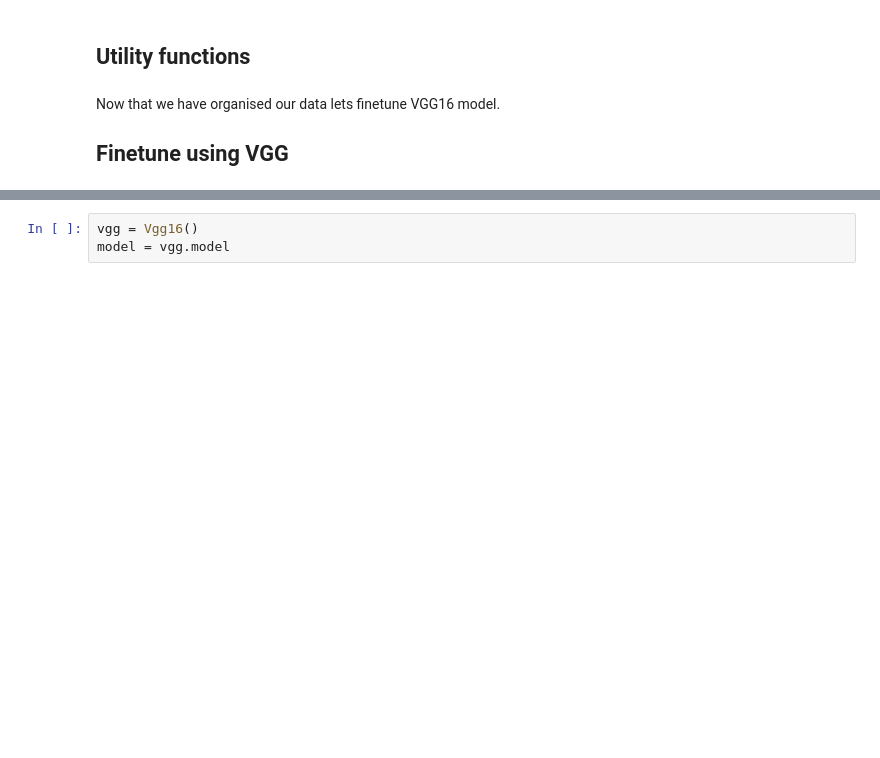
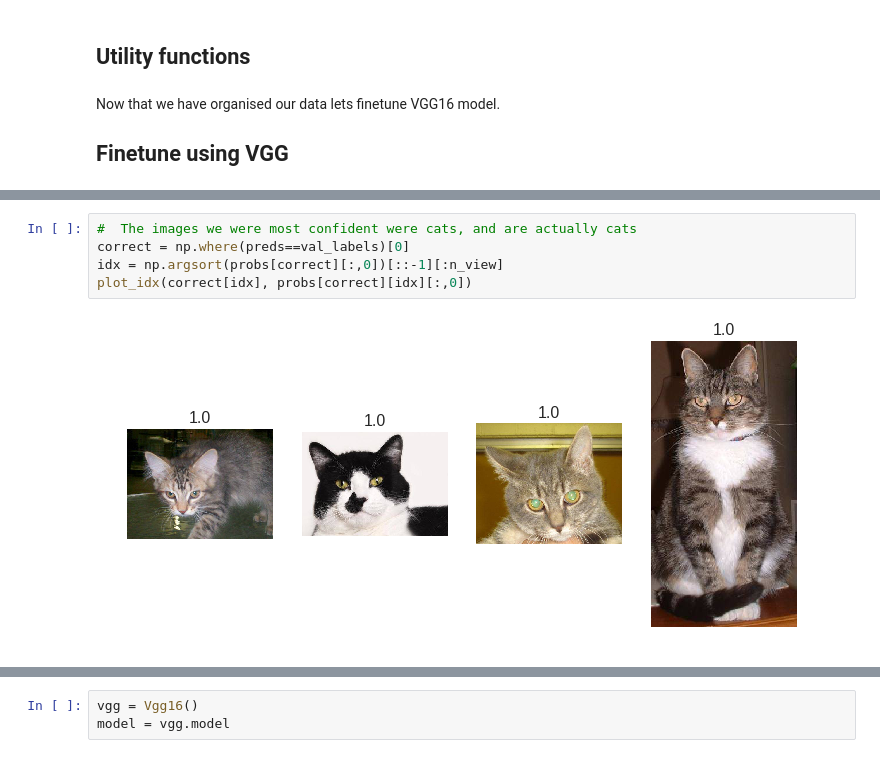
Before and after one commit to skakshay/Dogs-Cats-Redux, a Jupyter notebook: nb1.ipynb, the cells around one changed output, grey strips where cells are left out. Saved outputs shown, nothing was run; the diff lists cells and outputs as text; blank space fills up the shorter version.

```diff
--- a/nb1.ipynb
+++ b/nb1.ipynb
@@ -262,0 +263,7 @@ no_epochs = 3
+# %%
+#  The images we were most confident were cats, and are actually cats
+correct = np.where(preds==val_labels)[0]
+idx = np.argsort(probs[correct][:,0])[::-1][:n_view]
+plot_idx(correct[idx], probs[correct][idx][:,0])
+# %% [output]
+[figure, added]
```
Also changed, not shown: parts of 50 cells of this notebook.
